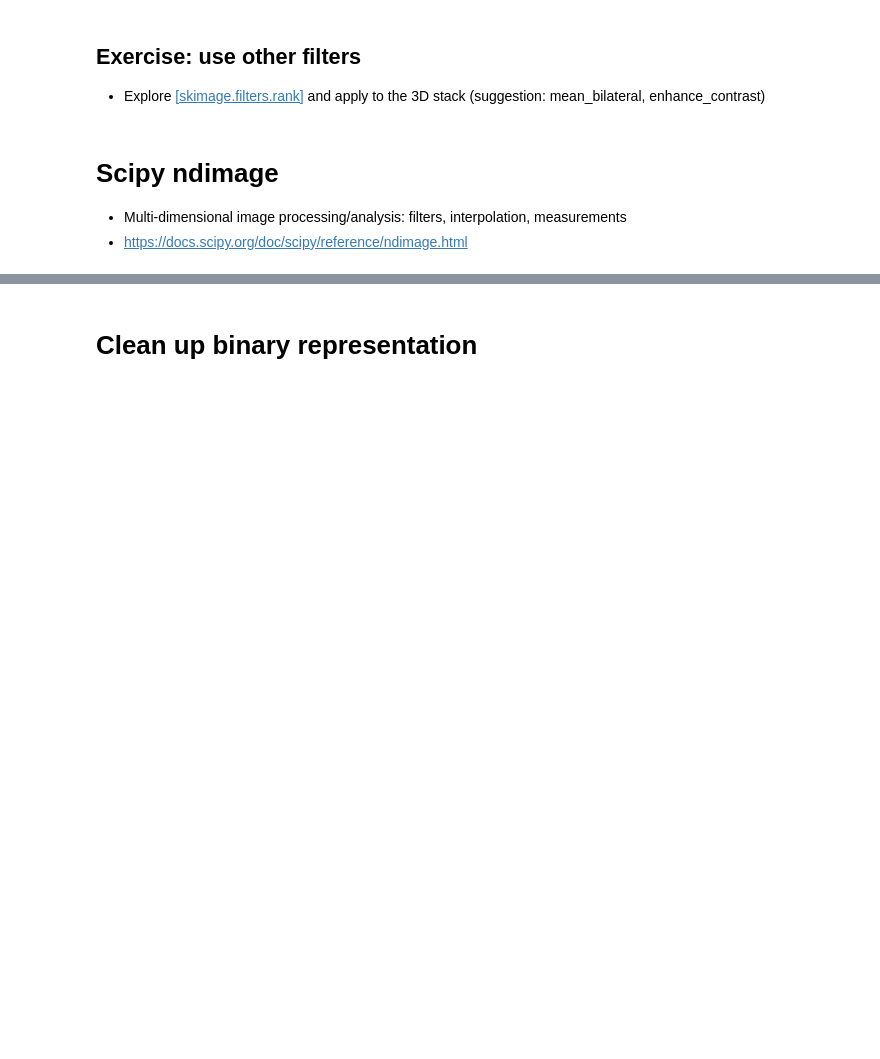
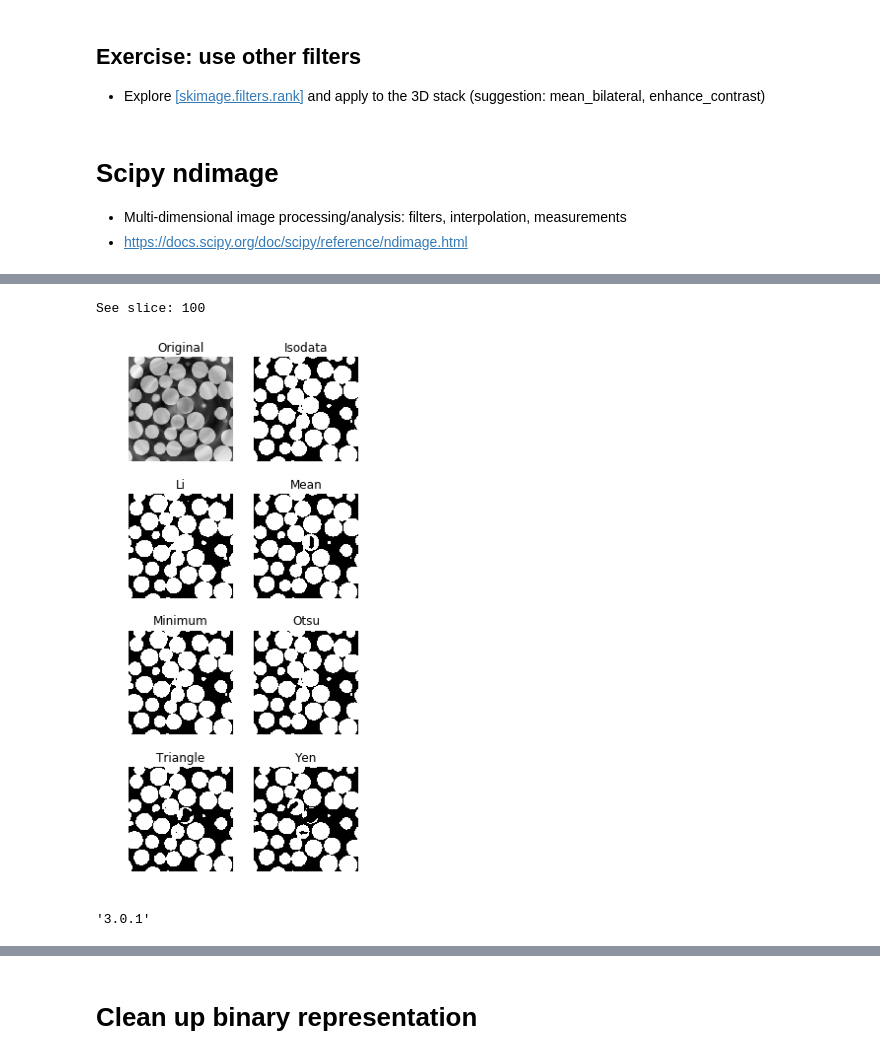
Before and after one commit to CameraIA/dipmicroct, a Jupyter notebook: partII/01_analyze3D.ipynb, the cells around one changed output, grey strips where cells are left out. Saved outputs shown, nothing was run; the diff lists cells and outputs as text; code cells hidden in the pictures; blank space fills up the shorter version.

```diff
--- a/partII/01_analyze3D.ipynb
+++ b/partII/01_analyze3D.ipynb
@@ -190,7 +187,11 @@ slicing(median,'gray')
 # %%
 # checking the middle of the stack
 n=len(img)//2 #middle
 print("See slice: " + str(n))
 aslice = median[n,:,:]
-fi.try_all_threshold(aslice, figsize=(16,10), verbose=False)
-#warning: box-forced is removed in Matplotlib 3.1
+
+fi.try_all_threshold(aslice, figsize=(4,8), verbose=False)
+plt.savefig("thresholdAll.png", bbox_inches='tight')
+# %% [output]
+See slice: 100
+[figure, added]
@@ -202 +198,7 @@ fig.savefig("thresholdAll.png")
+# %%
+#warning: box-forced is removed in Matplotlib 3.1
+import matplotlib
+matplotlib.__version__
+# %% [output]
+'3.0.1'
 # %%
```
Also changed, not shown: parts of 35 cells of this notebook, 4 other files.
